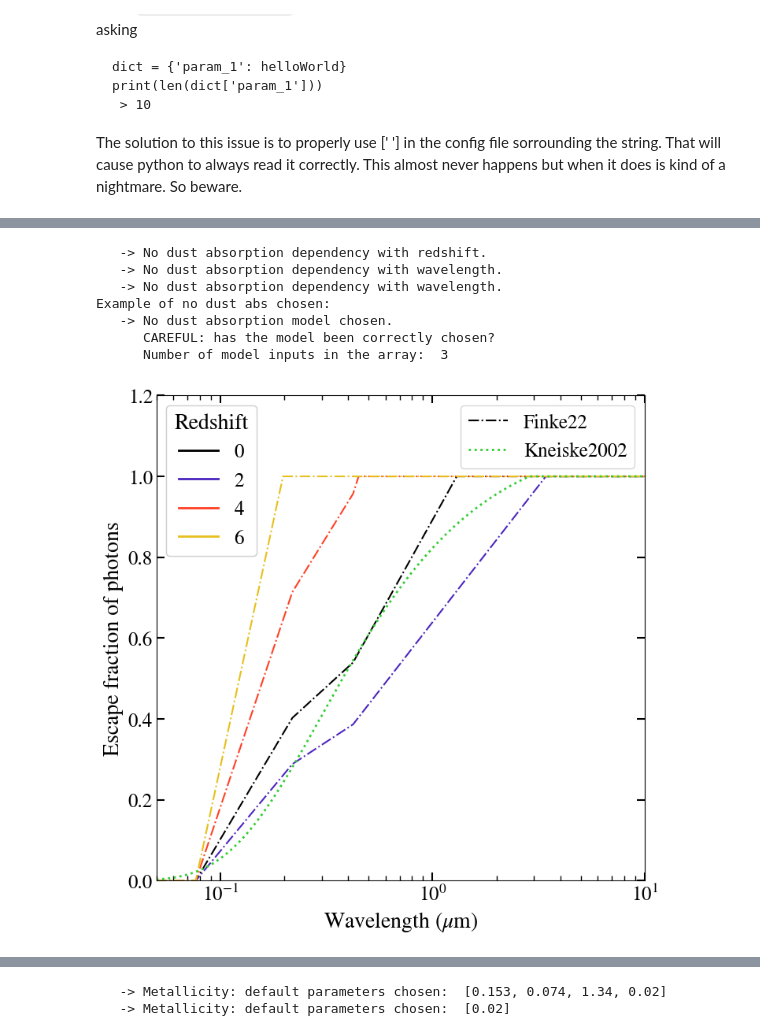
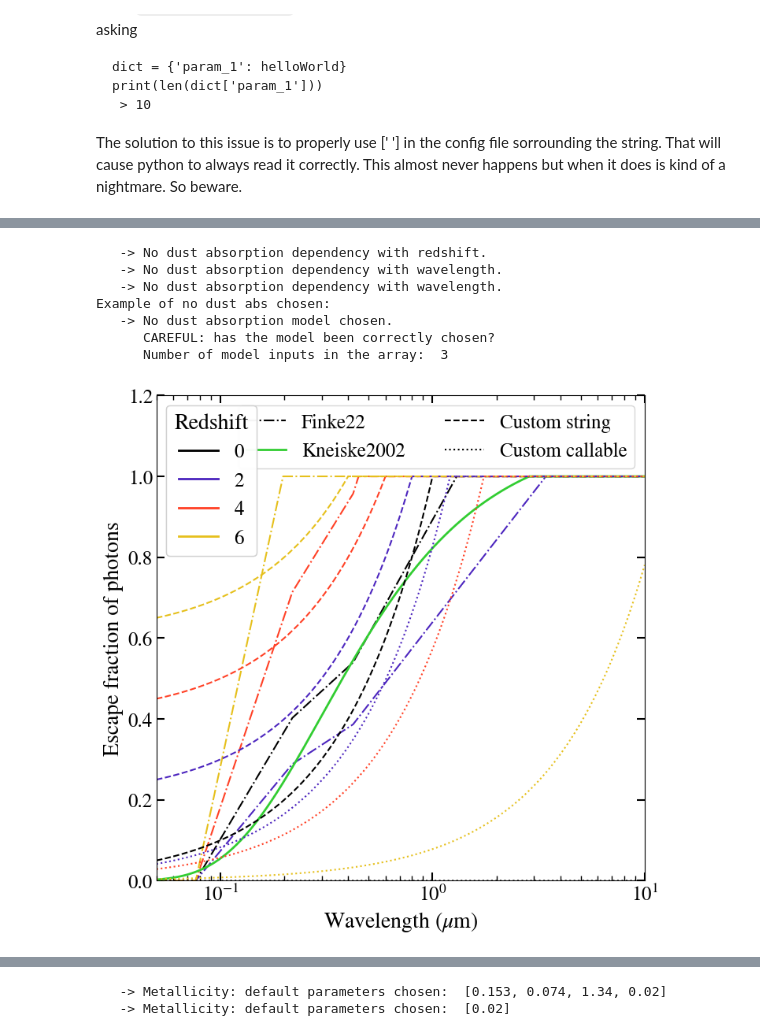
Before and after one commit to saraporrasbedmar/niebla, a Jupyter notebook: notebooks/ebl_inputs.ipynb, the cells around one changed output, grey strips where cells are left out. Drawn from its saved outputs; the diff is of its cells as text; code cells hidden in the pictures.

Commit message:
dust absorption fixed

```diff
--- a/notebooks/ebl_inputs.ipynb
+++ b/notebooks/ebl_inputs.ipynb
@@ -402,4 +441,7 @@ If given, the parameters have to follow the conventions:
 # %%
+from src.niebla import ebl_model
+import src.niebla.measurements as measurements
+
 fig, ax0 = plt.subplots(figsize=(8, 8))
 
 wv_dustabs = np.logspace(-2, 1, num=5000)
@@ -419,7 +461,7 @@ for ni, ii in enumerate(zz_dustabs):
                      z_array=zz_dustabs[ni],
                      models=['finke2022'],
                      verbose=False),
-                 ls=linstyles_ssp[nkey], c=color_dustabs[ni],
+                 ls='-.', c=color_dustabs[ni],
                  label='Finke22')
 
     else:
@@ -429,17 +471,73 @@ for ni, ii in enumerate(zz_dustabs):
                      z_array=zz_dustabs[ni],
                      models=['finke2022'],
                      verbose=False),
-                 ls=linstyles_ssp[nkey], c=color_dustabs[ni], label='')
+                 ls='-.', c=color_dustabs[ni], label='')
 
 plt.plot(wv_dustabs, ebl_model.dust_abs_fraction(
     wv_dustabs, models=['kneiske2002', '']),
-         'limegreen',label='Kneiske2002', ls=':', lw=2)
+         'limegreen',label='Kneiske2002', ls='-', lw=2)
+
+
+# Custom string
+custom_str = 'params[0] * zz + wv * params[1]'
+
+for ni, ii in enumerate(zz_dustabs):
+
+    color_dustabs.append(plt.cm.CMRmap(ni / float(len(zz_dustabs))))
+
+    if ni == 0:
+        plt.plot(wv_dustabs,
+                 ebl_model.dust_abs_fraction(
+                     wv_array=wv_dustabs,
+                     z_array=zz_dustabs[ni],
+                     models=custom_str,
+                     dust_params=[0.1, 1.],
+                     verbose=False),
+                 ls='--', c=color_dustabs[ni],
+                 label='Custom string')
+
+    else:
+        plt.plot(wv_dustabs,
+                 ebl_model.dust_abs_fraction(
+                     wv_array=wv_dustabs,
+                     z_array=zz_dustabs[ni],
+                     models=custom_str,
+                     dust_params=[0.1, 1.],
+                     verbose=False),
+                 ls='--', c=color_dustabs[ni], label='')
+
+# Custom callable
+def custom1(wv, zz):
+    return np.sin(zz)**2. * wv
+
+for ni, ii in enumerate(zz_dustabs):
+
+    color_dustabs.append(plt.cm.CMRmap(ni / float(len(zz_dustabs))))
+
+    if ni == 0:
+        plt.plot(wv_dustabs,
+                 ebl_model.dust_abs_fraction(
+                     wv_array=wv_dustabs,
+                     z_array=zz_dustabs[ni],
+                     models=custom1,
+                     verbose=False),
+                 ls='dotted', c=color_dustabs[ni],
+                 label='Custom callable')
+
+    else:
+        plt.plot(wv_dustabs,
+                 ebl_model.dust_abs_fraction(
+                     wv_array=wv_dustabs,
+                     z_array=zz_dustabs[ni],
+                     models=custom1,
+                     verbose=False),
+                 ls='dotted', c=color_dustabs[ni], label='')
 
 
 plt.ylabel('Escape fraction of photons')
 plt.xlabel(r'Wavelength ($\mu$m)')
 
-aa = plt.legend()
+aa = plt.legend(loc=1, ncols=2)
 bb = plt.legend([
     plt.Line2D([], [], linewidth=2,
                linestyle='-', color=color_dustabs[i]) for i in range(len(x_zetas))],
@@ -450,34 +548,34 @@ ax0.add_artist(bb)
 
 plt.xscale('log')
 
 plt.ylim(0., 1.2)
 plt.xlim(0.05, 10)
 
 # ----------------------------------------------------------------------------
 plt.figure(figsize=(8, 8))
 
 aaa = np.linspace(0, 6)
 
 plt.plot(aaa, np.squeeze(ebl_model.dust_abs_fraction(wv_array=[0.], z_array=aaa, models=['', 'fermi2018'])),
          label='g(z) in Finke22')
 plt.plot(x_zetas, np.squeeze(ebl_model.dust_abs_fraction(wv_array=[0.], z_array=x_zetas, models=['', 'fermi2018'])),
          'or', label='Chosen redshifts')
 plt.legend()
 plt.ylabel(r'$g(z) = 10^{-0.4 A(z)}$')
 plt.xlabel('redshift z')
 
 # Example of something that does not work
 print('Example of no dust abs chosen:')
 yyy = ebl_model.dust_abs_fraction(aaa, 0, models=['aaa', 'fermi2018', 'aaa'])
 # %% [output]
    -> No dust absorption dependency with redshift.
    -> No dust absorption dependency with wavelength.
    -> No dust absorption dependency with wavelength.
 Example of no dust abs chosen:
    -> No dust absorption model chosen.
       CAREFUL: has the model been correctly chosen?
       Number of model inputs in the array:  3
-[figure, old version]
+[figure, new version]
 [figure]
 # %% [markdown]
 ## Metallicity evolution - input for stellar EBL contribution
```
Also changed, not shown: parts of 15 cells of this notebook, 5 other files.
